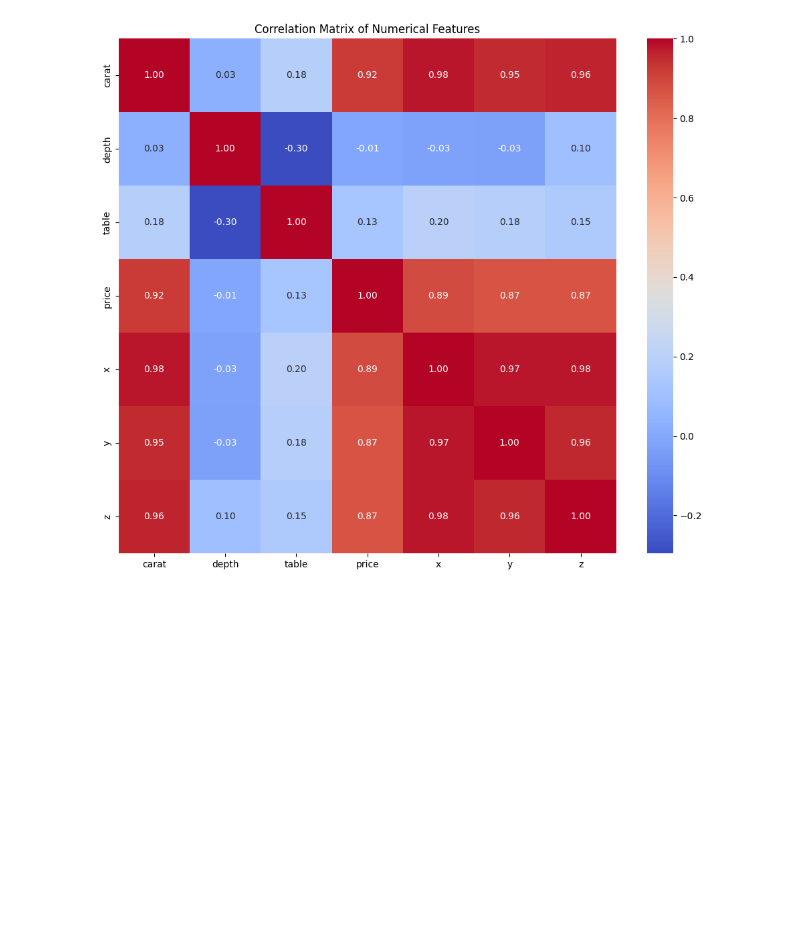
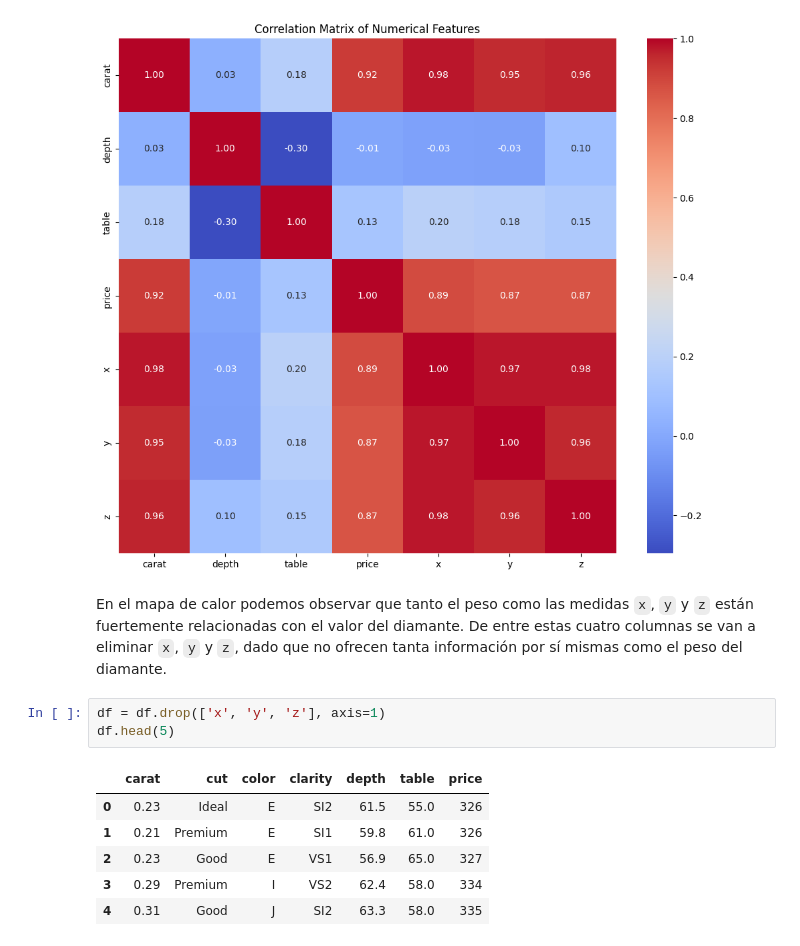
Before and after one commit to robertomartinezedu/Curso-IA-BigData, a Jupyter notebook: PIA_UD1_Entrega1.ipynb, the cells around one changed output. Saved outputs shown, nothing was run; the diff lists cells and outputs as text; blank space fills up the shorter version.

````diff
--- a/PIA_UD1_Entrega1.ipynb
+++ b/PIA_UD1_Entrega1.ipynb
@@ -216,3 +218,16 @@ plt.title('Correlation Matrix of Numerical Features')
 plt.show()
 # %% [output]
 [figure]
+# %% [markdown]
+En el mapa de calor podemos observar que tanto el peso como las medidas ```x```, ```y``` y ```z``` están fuertemente relacionadas con el valor del diamante.
+De entre estas cuatro columnas se van a eliminar ```x```, ```y``` y ```z```, dado que no ofrecen tanta información por sí mismas como el peso del diamante.
+# %%
+df = df.drop(['x', 'y', 'z'], axis=1)
+df.head(5)
+# %% [output]
+|  | carat | cut | color | clarity | depth | table | price |
+| 0 | 0.23 | Ideal | E | SI2 | 61.5 | 55.0 | 326 |
+| 1 | 0.21 | Premium | E | SI1 | 59.8 | 61.0 | 326 |
+| 2 | 0.23 | Good | E | VS1 | 56.9 | 65.0 | 327 |
+| 3 | 0.29 | Premium | I | VS2 | 62.4 | 58.0 | 334 |
+| 4 | 0.31 | Good | J | SI2 | 63.3 | 58.0 | 335 |
````
Also changed, not shown: parts of 5 cells of this notebook.
